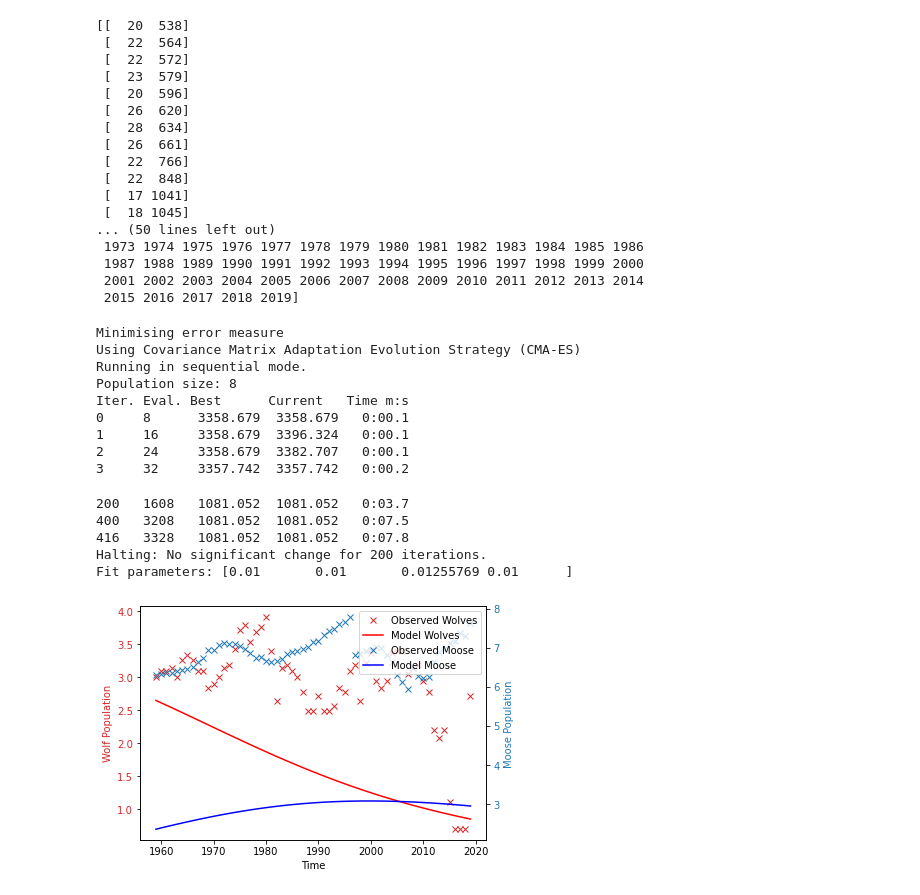
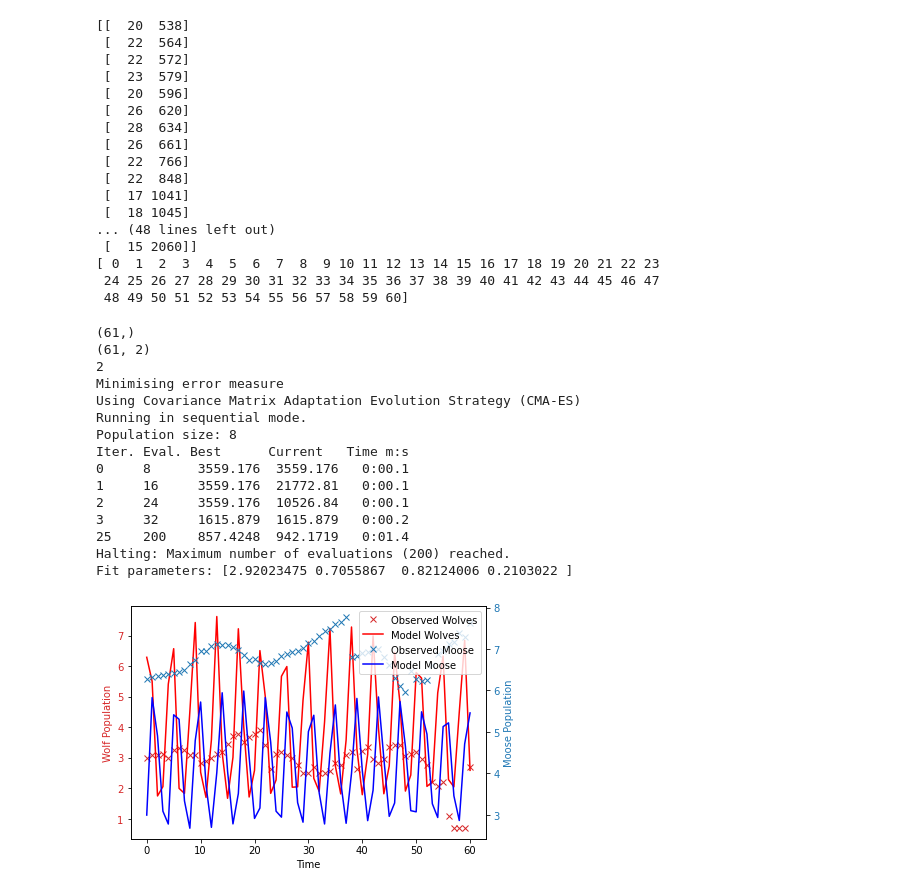
Before and after one commit to siilott/lotka-volterra-wolf-moose, a Jupyter notebook: lotka-volterra.ipynb, the cells around one changed output. Saved outputs shown, nothing was run; the diff lists cells and outputs as text; code cells hidden in the pictures.

Commit message:
Offset times

```diff
--- a/lotka-volterra.ipynb
+++ b/lotka-volterra.ipynb
@@ -81,35 +103,35 @@ fig, ax1 = plt.subplots()
 
 ax1.set_xlabel('Year')
 ax1.set_ylabel('Wolf Population', color='tab:red')
-ax1.plot(df['year'], df['wolf'], 'x', color='tab:red', label='Wolves')
+ax1.plot(mod_times, df['wolf'], 'x', color='tab:red', label='Wolves')
 ax1.tick_params(axis='y', labelcolor='tab:red')
 
 ax2 = ax1.twinx()
 ax2.set_ylabel('Moose Population', color='tab:blue')
-ax2.plot(df['year'], df['moose'], 'x', color='tab:blue', label='Moose')
+ax2.plot(mod_times, df['moose'], 'x', color='tab:blue', label='Moose')
 ax2.tick_params(axis='y', labelcolor='tab:blue')
 
 fig.tight_layout()
 plt.show()
 
 # Make a model object and run a simulation at arbitrary parameter values
-m = pints.toy.LotkaVolterraModel()
-times1 = np.linspace(0, 20, 100)
+m = LotkaVolterraModel()
+# times1 = np.linspace(0, 20, 100)
 params = [0.28, 0.11, 1.37, 0.42]
 #init_wolves, init_moose = 5, 30
 #df['wolf'].iloc[0], df['moose'].iloc[0]
-y = m.simulate(params, times1)
+y = m.simulate(params, mod_times)
 
 fig, ax1 = plt.subplots()
 
 ax1.set_xlabel('Time')
 ax1.set_ylabel('Wolf Population', color='tab:red')
-ax1.plot(times1, y[:, 0], color='tab:red', label='Wolves')
+ax1.plot(mod_times, y[:, 0], color='tab:red', label='Wolves')
 ax1.tick_params(axis='y', labelcolor='tab:red')
 
 ax2 = ax1.twinx()
 ax2.set_ylabel('Moose Population', color='tab:blue')
-ax2.plot(times1, y[:, 1], color='tab:blue', label='Moose')
+ax2.plot(mod_times, y[:, 1], color='tab:blue', label='Moose')
 ax2.tick_params(axis='y', labelcolor='tab:blue')
 
 fig.tight_layout()
@@ -120,6 +142,6 @@ plt.show()
 # %%
 print(observed_data)
-print(times)
+print(mod_times)
 # %% [output]
 [[  20  538]
  [  22  564]
@@ -133,13 +155,17 @@ print(times)
  [  22  848]
  [  17 1041]
  [  18 1045]
-... (50 lines left out)
- 1973 1974 1975 1976 1977 1978 1979 1980 1981 1982 1983 1984 1985 1986
- 1987 1988 1989 1990 1991 1992 1993 1994 1995 1996 1997 1998 1999 2000
- 2001 2002 2003 2004 2005 2006 2007 2008 2009 2010 2011 2012 2013 2014
- 2015 2016 2017 2018 2019]
+... (48 lines left out)
+ [  15 2060]]
+[ 0  1  2  3  4  5  6  7  8  9 10 11 12 13 14 15 16 17 18 19 20 21 22 23
+ 24 25 26 27 28 29 30 31 32 33 34 35 36 37 38 39 40 41 42 43 44 45 46 47
+ 48 49 50 51 52 53 54 55 56 57 58 59 60]
 # %%
 # Step 5: Set up the problem
+print(np.shape(times))
+print(np.shape(observed_data))
+print(m.n_outputs())
+
 problem = pints.MultiOutputProblem(m , times, np.log(observed_data))
 error = pints.SumOfSquaresError(problem)
 
@@ -163,44 +189,47 @@ opt = pints.OptimisationController(
 )
 
 opt.set_log_interval(200)
+opt.set_max_evaluations(200)
+
 found_parameters, found_value = opt.run()
 
 print("Fit parameters:", found_parameters)
 # %% [output]
+(61,)
+(61, 2)
+2
 Minimising error measure
 Using Covariance Matrix Adaptation Evolution Strategy (CMA-ES)
 Running in sequential mode.
 Population size: 8
 Iter. Eval. Best      Current   Time m:s
-0     8      3358.679  3358.679   0:00.1
-1     16     3358.679  3396.324   0:00.1
-2     24     3358.679  3382.707   0:00.1
-3     32     3357.742  3357.742   0:00.2
+0     8      3559.176  3559.176   0:00.1
+1     16     3559.176  21772.81   0:00.1
+2     24     3559.176  10526.84   0:00.1
+3     32     1615.879  1615.879   0:00.2
+25    200    857.4248  942.1719   0:01.4
+Halting: Maximum number of evaluations (200) reached.
+Fit parameters: [2.92023475 0.7055867  0.82124006 0.2103022 ]
-200   1608   1081.052  1081.052   0:03.7
-400   3208   1081.052  1081.052   0:07.5
-416   3328   1081.052  1081.052   0:07.8
-Halting: No significant change for 200 iterations.
-Fit parameters: [0.01       0.01       0.01255769 0.01      ]
 # %%
-# Evaluate the model with the found paramet and plot the results
+# Evaluate the model with the found parameters and plot the results
 fig, ax1 = plt.subplots()
 
 # Plot observed wolf population
 ax1.set_xlabel('Time')
 ax1.set_ylabel('Wolf Population', color='tab:red')
-ax1.plot(times, np.log(observed_data)[:, 0], 'x', label='Observed Wolves', color='tab:red')
-ax1.plot(times, problem.evaluate(found_parameters)[:, 0], label='Model Wolves', color='red')
+ax1.plot(mod_times, np.log(observed_data)[:, 0], 'x', label='Observed Wolves', color='tab:red')
+ax1.plot(mod_times, problem.evaluate(found_parameters)[:, 0], label='Model Wolves', color='red')
 ax1.tick_params(axis='y', labelcolor='tab:red')
 
 # Plot observed moose population
 ax2 = ax1.twinx()
 ax2.set_ylabel('Moose Population', color='tab:blue')
-ax2.plot(times, np.log(observed_data)[:, 1], 'x', label='Observed Moose', color='tab:blue')
-ax2.plot(times, problem.evaluate(found_parameters)[:, 1], label='Model Moose', color='blue')
+ax2.plot(mod_times, np.log(observed_data)[:, 1], 'x', label='Observed Moose', color='tab:blue')
+ax2.plot(mod_times, problem.evaluate(found_parameters)[:, 1], label='Model Moose', color='blue')
 ax2.tick_params(axis='y', labelcolor='tab:blue')
 
 fig.tight_layout()
 fig.legend(loc='upper right', bbox_to_anchor=(1,1), bbox_transform=ax1.transAxes)
 plt.show()
 # %% [output]
-[figure, old version]
+[figure, new version]
```
Also changed, not shown: parts of 4 cells of this notebook.
